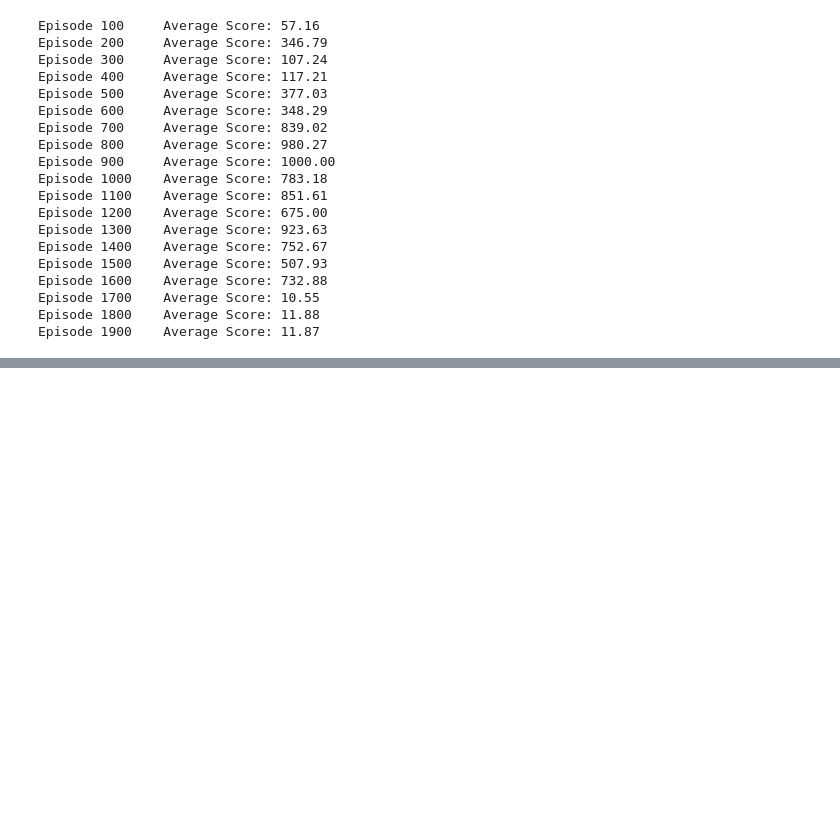
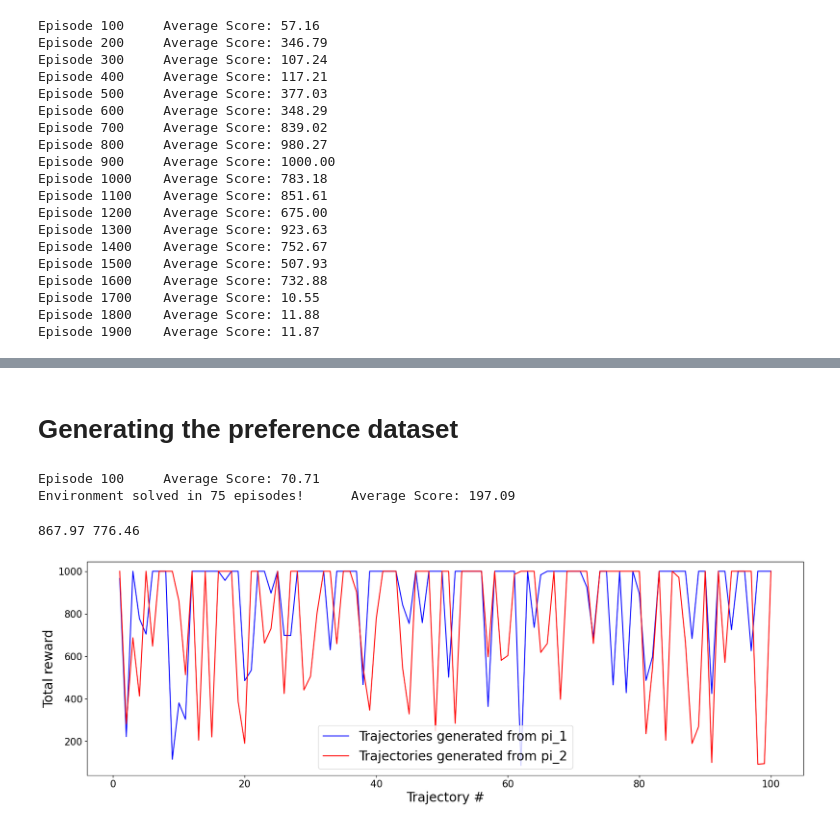
Before and after one commit to noeprat/RLHF_EGGang, a Jupyter notebook: cartpole.ipynb, the cells around one changed output, grey strips where cells are left out. Saved outputs shown, nothing was run; the diff lists cells and outputs as text; code cells hidden in the pictures; blank space fills up the shorter version.

Commit message:
saving policies and generating preference dataset

```diff
--- a/cartpole.ipynb
+++ b/cartpole.ipynb
@@ -182,4 +182,6 @@ def reinforce_rwd2go_baseline(policy, optimizer, seed, early_stop=False, baselin
         if early_stop and np.mean(scores_deque) >= 195.0:
             print('Environment solved in {:d} episodes!\tAverage Score: {:.2f}'.format(e - 100, np.mean(scores_deque)))
             break
-    return scores
+        if np.mean(scores_deque) >= 90 and np.mean(scores_deque) <= 110:
+            checkpoint_policy = policy
+    return scores, policy, checkpoint_policy
@@ -291,0 +301,2 @@ plt.show()
+# %% [markdown]
+# Generating the preference dataset
@@ -291,0 +328,48 @@ plt.show()
+# %%
+# Test policy saving
+
+np.bool8 = bool
+
+example_policy = Policy().to(device)
+optimizer_baseline_1 = optim.Adam(example_policy.parameters(), lr=1e-2)
+example_scores, example_policy, example_checkpoint_policy = reinforce_rwd2go_baseline(example_policy, optimizer_baseline_1, seed=seed, baseline=baseline_1, early_stop=True, n_episodes=500)
+# %% [output]
+Episode 100     Average Score: 70.71
+Environment solved in 75 episodes!      Average Score: 197.09
+# %%
+# Generate preference dataset
+pref_dataset_size = 100
+trajectories_rewards_pi1, trajectories_states_pi1 = generate_trajectories(example_policy, pref_dataset_size)
+trajectories_rewards_pi2, trajectories_states_pi2 = generate_trajectories(example_checkpoint_policy, pref_dataset_size)
+# %%
+avg_pi1 = np.mean(trajectories_rewards_pi1)
+avg_pi2 = np.mean(trajectories_rewards_pi2)
+print(avg_pi1, avg_pi2)
+# %% [output]
+867.97 776.46
+# %%
+### Plot the learning progress
+
+# Create the plot
+fig = plt.figure(figsize=(20, 6))
+ax = fig.add_subplot(111)
+
+# Plot the scores with specified colors and labels
+#ax.plot(np.arange(1, len(scores_rwd2go) + 1), scores_rwd2go, color='green', label='No Baseline')
+ax.plot(np.arange(1, len(trajectories_rewards_pi1) + 1), trajectories_rewards_pi1, color='blue', label='Trajectories generated from pi_1')
+ax.plot(np.arange(1, len(trajectories_rewards_pi2) + 1), trajectories_rewards_pi2, color='red', label='Trajectories generated from pi_2')
+
+# Set the labels with a larger font size
+ax.set_ylabel('Total reward', fontsize=20)
+ax.set_xlabel('Trajectory #', fontsize=20)
+
+# Set the tick labels to a larger font size
+ax.tick_params(axis='both', which='major', labelsize=15)
+
+# Add a legend with a specified font size
+ax.legend(fontsize=20)
+
+# Show the plot
+plt.show()
+# %% [output]
+[figure, added]
```
Also changed, not shown: parts of 4 cells of this notebook.
